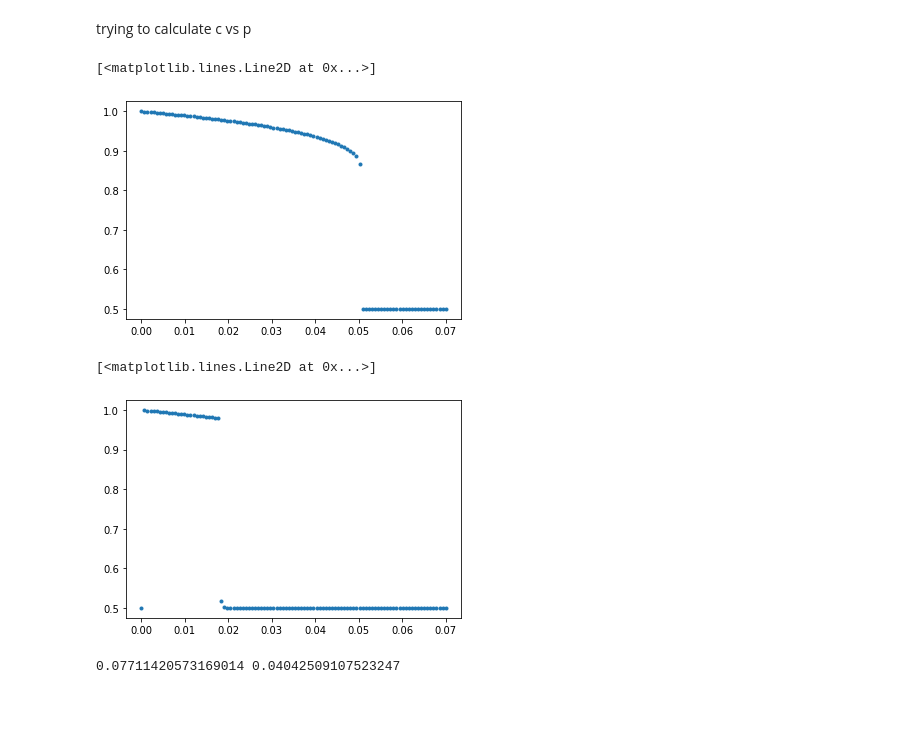
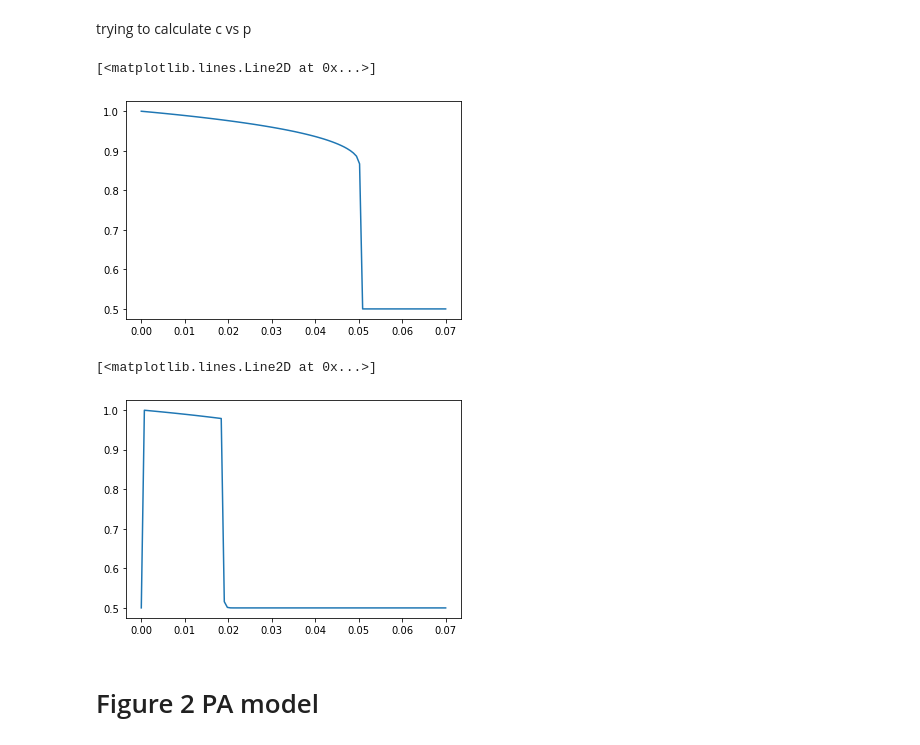
Before and after one commit to pucandrzej/DPOCN_project, a Jupyter notebook: K_Weron_article_fiddling/PA_model.ipynb, the cells around one changed output. Saved outputs shown, nothing was run; the diff lists cells and outputs as text; code cells hidden in the pictures; blank space fills up the shorter version.

```diff
--- a/K_Weron_article_fiddling/PA_model.ipynb
+++ b/K_Weron_article_fiddling/PA_model.ipynb
@@ -40,4 +6,0 @@ def p_from_c(c, q, k):
-# %%
-c = 1
-q = 8
-k = 40
@@ -48,18 +6,0 @@ p_from_c(0.6, 8, 40)
-# %%
-t = linspace(0, 1500,  10000)              # time
-X0 = array([0.4, 0.1])                 # initials conditions
-sol = integrate.solve_ivp(dX_dt, [0, 3000], X0, dense_output=True)
-# %%
-c, b = sol.sol(t)
-f1 = pylab.figure()
-pylab.plot(t, c, 'r-', label='c')
-pylab.grid()
-pylab.legend(loc='best')
-pylab.xlabel('time')
-pylab.ylabel('value')
-f2 = pylab.figure()
-pylab.plot(t, b  , 'b-', label='b')
-pylab.grid()
-pylab.legend(loc='best')
-pylab.xlabel('time')
-pylab.ylabel('value')
@@ -103,21 +38,21 @@ KeyboardInterrupt:
 # %% [markdown]
 trying to calculate c vs p
 # %%
-plt.plot(P, Stable_states, '.')
+plt.plot(P, Stable_states)
 # %% [output]
 [<matplotlib.lines.Line2D at 0x...>]
-[figure, old version]
+[figure, new version]
 # %%
 P = linspace(0, 0.07, 100)
-t = linspace(0, 100000,  10000)
+t = linspace(0, 10000,  10000)
 Stable_states = ones(size(P))
 for i, p in enumerate(P):
-    X0 = array([0.50001, 0.1])                 # initials conditions
-    sol = integrate.solve_ivp(dX_dt, [0, 100000], X0, args = [p], dense_output = True)
+    X0 = array([0.5001, 0.1])                 # initials conditions
+    sol = integrate.solve_ivp(dX_dt, [0, 10000], X0, args = [p], dense_output = True)
     c, b = sol.sol(t)
     Stable_states[i] = c[-1]
 # %%
-plt.plot(P, Stable_states, '.')
+plt.plot(P, Stable_states)
 # %% [output]
 [<matplotlib.lines.Line2D at 0x...>]
-[figure, old version]
+[figure, new version]
@@ -128,23 +59,2 @@ plt.plot(P, Stable_states, '.')
-# %%
-from scipy.optimize import fsolve
-import scipy.optimize as optimize
-q_a = 4
-q_c = 10
-k = 50
-p = 0.03
-c_down = lambda c: 1 - c
-c_up = lambda c: c
-theta_down = lambda b, c: b / (2 * (1 - c))
-theta_up = lambda b, c: b / ((2 * c))
-def equations(vars):
-    b, c = vars
-    eq1 = (1 - p) * (c_down(c) * theta_down(b, c) ** q_c - c_up(c) * theta_up(b ,c) ** q_c) + p * (c_down(c) * ( 1 - theta_down(b, c)) ** q_a - c_up(c) * (1 - theta_up(b, c)) ** q_a)
-    eq2 = 2 / k * (c_down(c) * ((1 - p) * theta_down(b, c) ** q_c * (k - 2 * q_c - 2 * (k - q_c) * theta_down(b, c)) + p * (1 - theta_down(b, c)) ** q_a * (k - 2 * (k - q_a) * theta_down(b, c))) +
-                        c_up(c) * ((1 - p) * theta_up(b, c) ** q_c * (k - 2 * q_c - 2 * (k - q_c) * theta_up(b, c)) + p * (1 - theta_up(b, c)) ** q_a * (k - 2 * (k - q_a) * theta_up(b, c))))
-    return [eq1, eq2]
-
-x, y =  fsolve(equations, (0.8, 0.2))
-
-print(x, y)
-# %% [output]
-0.07711420573169014 0.04042509107523247
+# %% [markdown]
+# Figure 2 PA model
```
Also changed, not shown: parts of 27 cells of this notebook.
